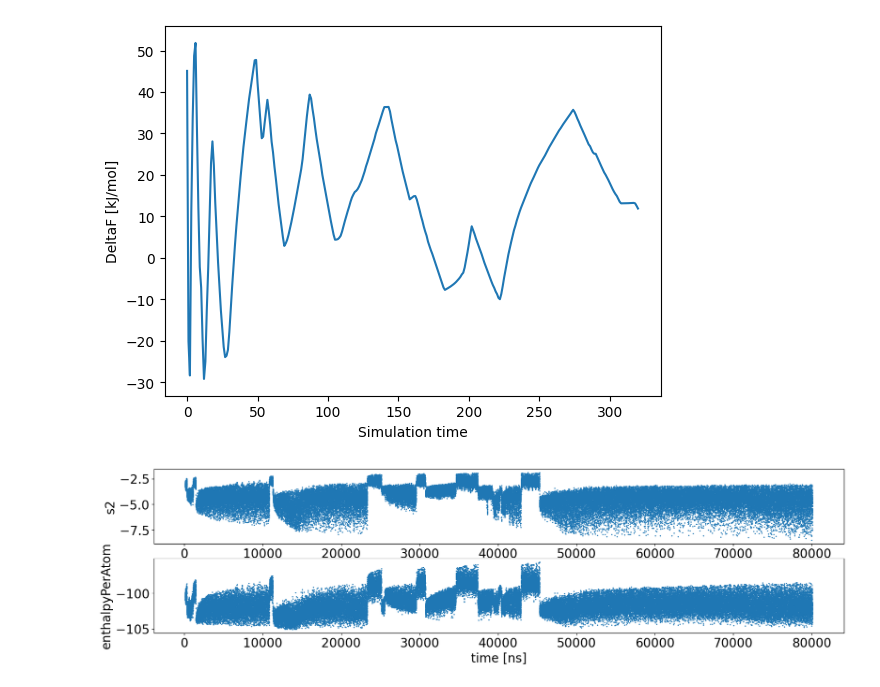
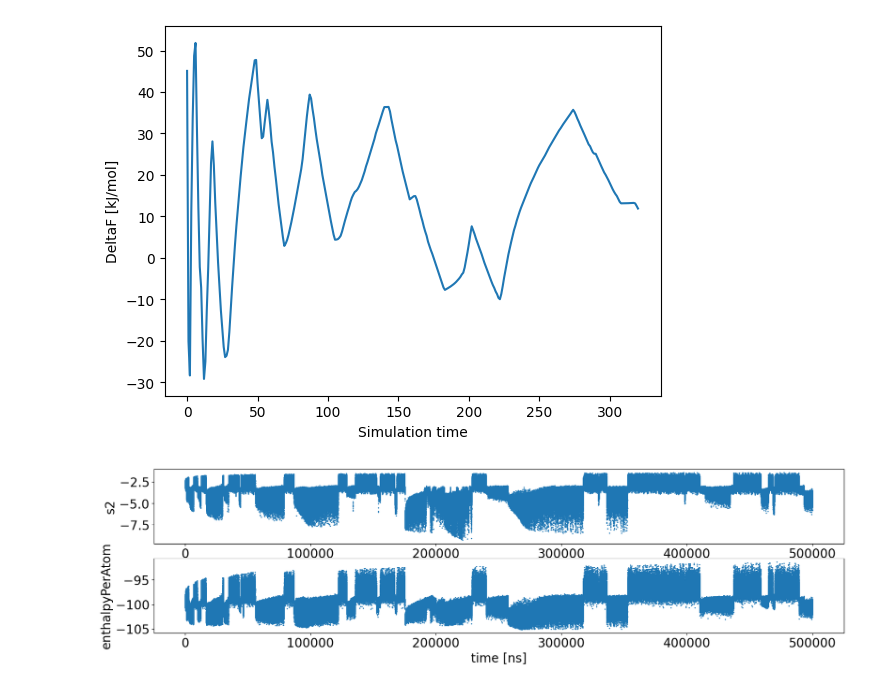
Before and after one commit to yaminbens/Proj23, a Jupyter notebook: Entropy-Enthalpy.ipynb, the cells around one changed output. Cells and saved outputs as stored; diff of their text form; code cells hidden in the pictures.

```diff
--- a/Entropy-Enthalpy.ipynb
+++ b/Entropy-Enthalpy.ipynb
@@ -266,35 +369,35 @@ Text(0, 0.5, 'DeltaF [kJ/mol]')
 [figure]
 # %%
 # visualize CV file
-data=plumed.read_as_pandas("../../Vashti/metadNa300/colvar/COLVAR")
+data = plumed.read_as_pandas("../../Vashti/w_metadNa350/COLVAR3")
 # data200=plumed.read_as_pandas("../../Vashti/metadNa350_300ns_pace200/colvar/COLVAR")
 labels = ['s2', 'ene', 'vol', 'enthalpy', 'enthalpyPerAtom', 'metad.bias', 'metad.rbias', 'metad.rct' ]
 fontsize = 20
 font = {'family': 'sans', 'weight': 'normal', 'size': fontsize}
 rc('font', **font)
 
 fig = plt.figure(figsize=(20, 10))
 
 ax1 = fig.add_subplot(4,1,1)
 plt.plot(data["time"][:],data["s2"][:],'o', ms=1)
 plt.xlabel("time [ns]")
 plt.ylabel("s2")
 
 ax1 = fig.add_subplot(4,1,2)
 plt.plot(data["time"][:],data["enthalpyPerAtom"][:],'o', ms=1)
 plt.xlabel("time [ns]")
 plt.ylabel("enthalpyPerAtom")
 
 # ax1 = fig.add_subplot(4,1,3)
 # plt.plot(data200["time"][:],data200["s2"][:],'o', ms=1)
 # plt.xlabel("time [ns]")
 # plt.ylabel("s2")
 
 # ax1 = fig.add_subplot(4,1,4)
 # plt.plot(data200["time"][:],data200["enthalpyPerAtom"][:],'o', ms=1)
 # plt.xlabel("time [ns]")
 # plt.ylabel("enthalpyPerAtom")
 
 plt.show()
 # %% [output]
-[figure, old version]
+[figure, new version]
```
Also changed, not shown: parts of 9 cells of this notebook, 1 other file.
